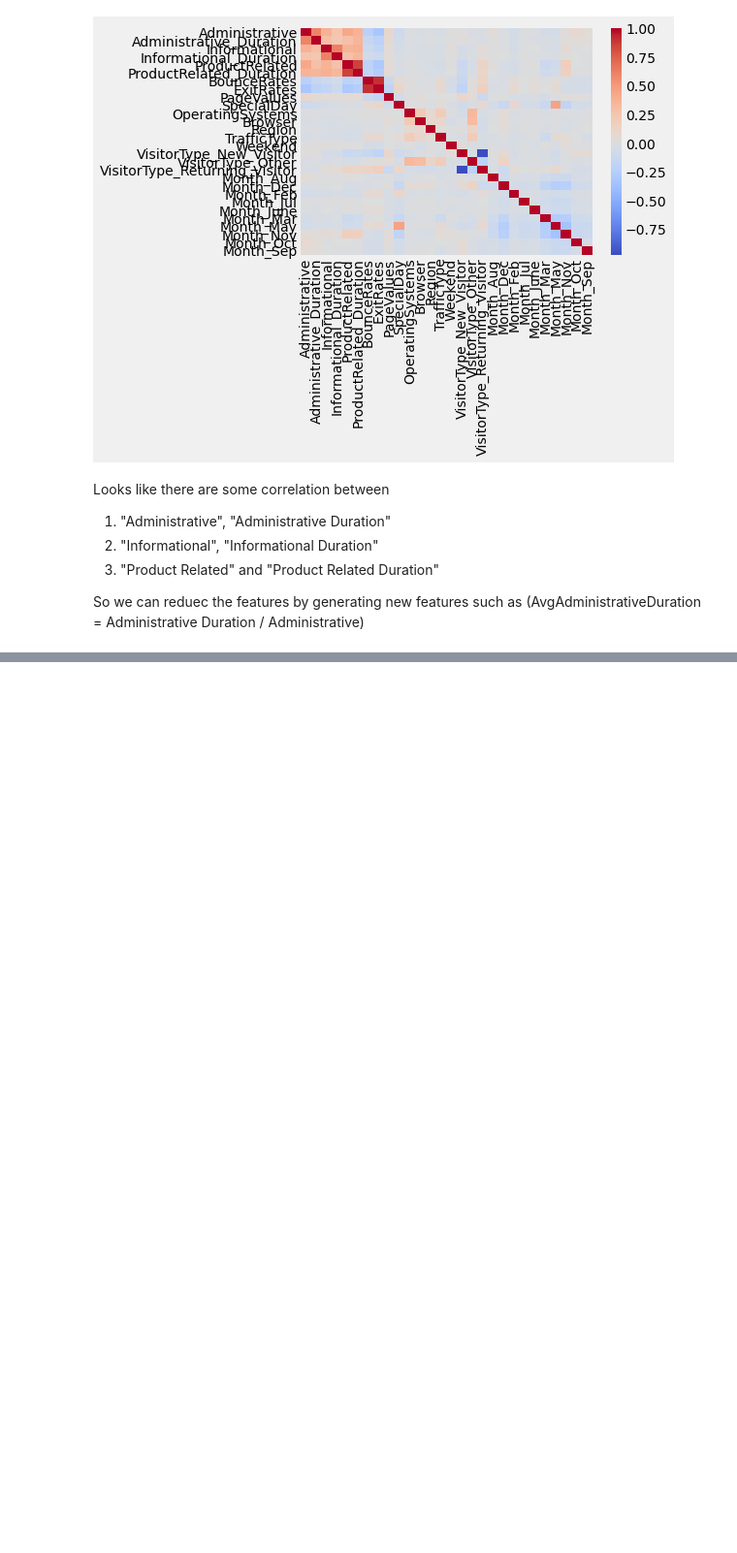
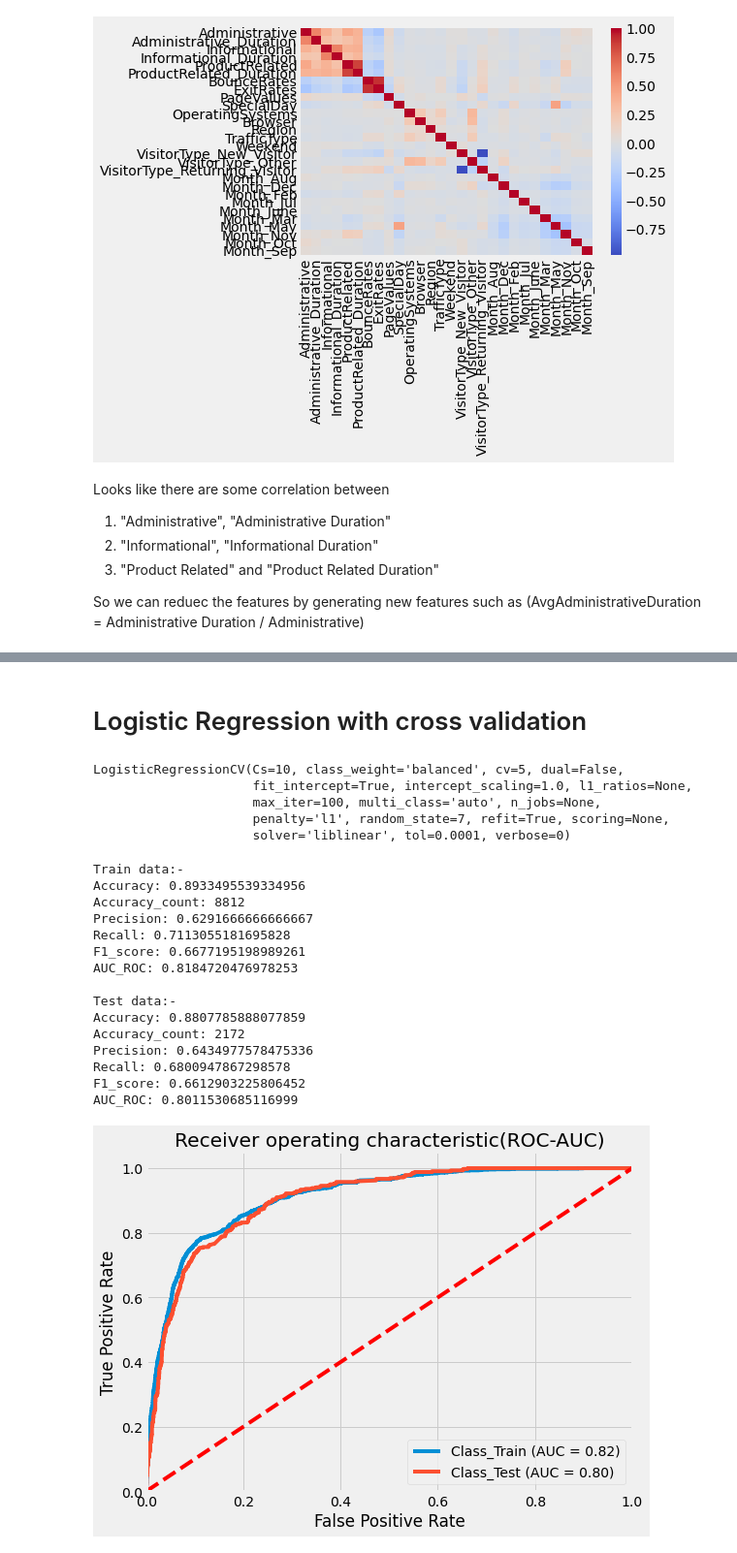
Before and after one commit to dwu926/Problem-Management-UI, a Jupyter notebook: E_commerce_Purchase_Prediction.ipynb, the cells around one changed output, grey strips where cells are left out. Shown at 97% size. Saved outputs shown, nothing was run; the diff lists cells and outputs as text; code cells hidden in the pictures; blank space fills up the shorter version.

```diff
--- a/E_commerce_Purchase_Prediction.ipynb
+++ b/E_commerce_Purchase_Prediction.ipynb
@@ -206,0 +348,36 @@ sns.heatmap(corr_coeff, xticklabels=corr_coeff.columns,yticklabels=corr_coeff.co
+# %% [markdown]
+# Logistic Regression with cross validation
+# %%
+model = LogisticRegressionCV(cv=5, solver='liblinear',random_state=7, penalty='l1', class_weight='balanced')
+model.fit(x_train, y_train)
+
+y_pred = model.predict(x_test)
+y_pred_train = model.predict(x_train)
+
+train_summary = model_eval(y_train,y_pred_train)
+test_summary = model_eval(y_test,y_pred)
+
+compare_result(train_summary, test_summary)
+roc_auc(model, y_train, x_train, y_test, x_test)
+# %% [output]
+LogisticRegressionCV(Cs=10, class_weight='balanced', cv=5, dual=False,
+                     fit_intercept=True, intercept_scaling=1.0, l1_ratios=None,
+                     max_iter=100, multi_class='auto', n_jobs=None,
+                     penalty='l1', random_state=7, refit=True, scoring=None,
+                     solver='liblinear', tol=0.0001, verbose=0)
+Train data:-
+Accuracy: 0.8933495539334956
+Accuracy_count: 8812
+Precision: 0.6291666666666667
+Recall: 0.7113055181695828
+F1_score: 0.6677195198989261
+AUC_ROC: 0.8184720476978253
+
+Test data:-
+Accuracy: 0.8807785888077859
+Accuracy_count: 2172
+Precision: 0.6434977578475336
+Recall: 0.6800947867298578
+F1_score: 0.6612903225806452
+AUC_ROC: 0.8011530685116999
+[figure, added]
```
Also changed, not shown: parts of 17 cells of this notebook.
